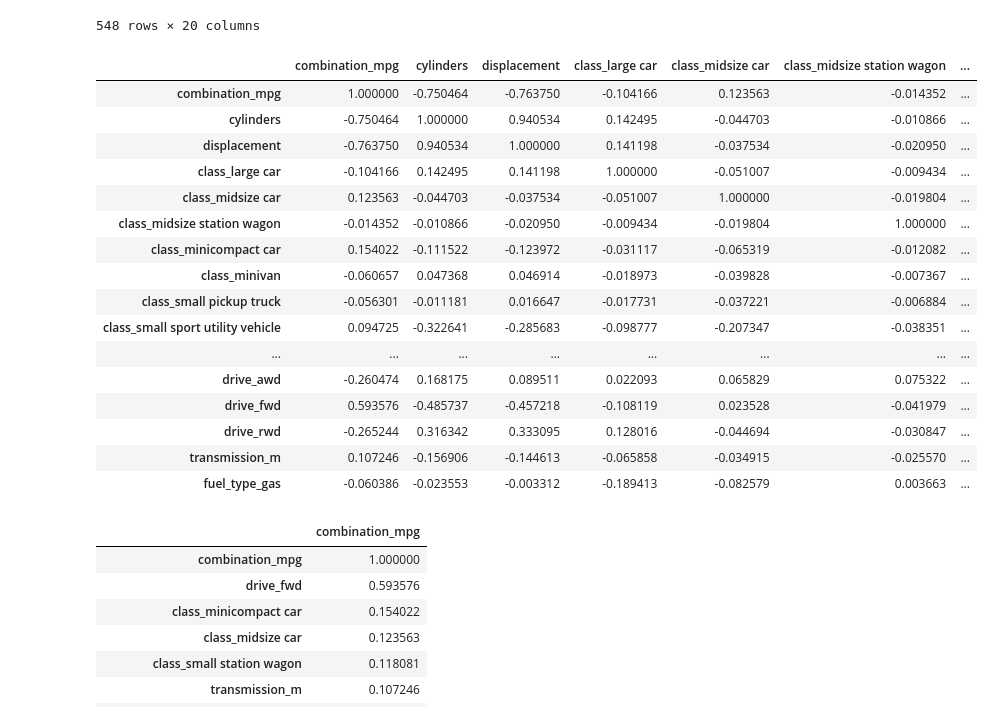
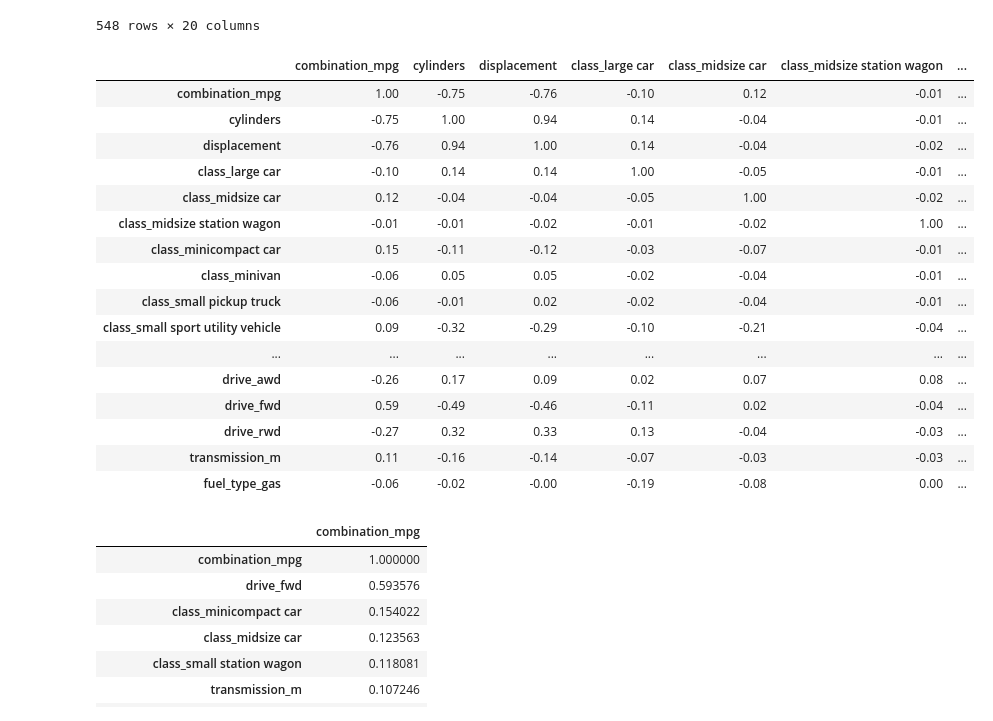
Before and after one commit to anmar36a/Data-Analysis, a Jupyter notebook: Car_Fuel_Efficiency.ipynb, the cells around one changed output. Cells and saved outputs as stored; diff of their text form; code cells hidden in the pictures.

```diff
--- a/Car_Fuel_Efficiency.ipynb
+++ b/Car_Fuel_Efficiency.ipynb
@@ -73,8 +67,8 @@ df.isnull().sum()
 | year | 0 |
 dtype: int64
 # %%
-# Since there are only 2 null variables, I chose to remove those rows
-df = df[~df['cylinders'].isnull()]
+# Null rows removed since there are only 2
+df.drop(df[df['cylinders'].isnull()].index, inplace=True)
 df.isnull().sum()
 # %% [output]
 |  | 0 |
@@ -412,25 +419,25 @@ df_model
 # %%
 # Display correlation matrix
 df_corr = df_model.corr()
-df_corr
+df_corr.style.background_gradient(cmap='coolwarm').format(precision=2)
 # %% [output]
 |  | combination_mpg | cylinders | displacement | class_large car | class_midsize car | class_midsize station wagon | ... |
-| combination_mpg | 1.000000 | -0.750464 | -0.763750 | -0.104166 | 0.123563 | -0.014352 | ... |
-| cylinders | -0.750464 | 1.000000 | 0.940534 | 0.142495 | -0.044703 | -0.010866 | ... |
-| displacement | -0.763750 | 0.940534 | 1.000000 | 0.141198 | -0.037534 | -0.020950 | ... |
-| class_large car | -0.104166 | 0.142495 | 0.141198 | 1.000000 | -0.051007 | -0.009434 | ... |
-| class_midsize car | 0.123563 | -0.044703 | -0.037534 | -0.051007 | 1.000000 | -0.019804 | ... |
-| class_midsize station wagon | -0.014352 | -0.010866 | -0.020950 | -0.009434 | -0.019804 | 1.000000 | ... |
-| class_minicompact car | 0.154022 | -0.111522 | -0.123972 | -0.031117 | -0.065319 | -0.012082 | ... |
-| class_minivan | -0.060657 | 0.047368 | 0.046914 | -0.018973 | -0.039828 | -0.007367 | ... |
-| class_small pickup truck | -0.056301 | -0.011181 | 0.016647 | -0.017731 | -0.037221 | -0.006884 | ... |
-| class_small sport utility vehicle | 0.094725 | -0.322641 | -0.285683 | -0.098777 | -0.207347 | -0.038351 | ... |
+| combination_mpg | 1.00 | -0.75 | -0.76 | -0.10 | 0.12 | -0.01 | ... |
+| cylinders | -0.75 | 1.00 | 0.94 | 0.14 | -0.04 | -0.01 | ... |
+| displacement | -0.76 | 0.94 | 1.00 | 0.14 | -0.04 | -0.02 | ... |
+| class_large car | -0.10 | 0.14 | 0.14 | 1.00 | -0.05 | -0.01 | ... |
+| class_midsize car | 0.12 | -0.04 | -0.04 | -0.05 | 1.00 | -0.02 | ... |
+| class_midsize station wagon | -0.01 | -0.01 | -0.02 | -0.01 | -0.02 | 1.00 | ... |
+| class_minicompact car | 0.15 | -0.11 | -0.12 | -0.03 | -0.07 | -0.01 | ... |
+| class_minivan | -0.06 | 0.05 | 0.05 | -0.02 | -0.04 | -0.01 | ... |
+| class_small pickup truck | -0.06 | -0.01 | 0.02 | -0.02 | -0.04 | -0.01 | ... |
+| class_small sport utility vehicle | 0.09 | -0.32 | -0.29 | -0.10 | -0.21 | -0.04 | ... |
 | ... | ... | ... | ... | ... | ... | ... | ... |
-| drive_awd | -0.260474 | 0.168175 | 0.089511 | 0.022093 | 0.065829 | 0.075322 | ... |
-| drive_fwd | 0.593576 | -0.485737 | -0.457218 | -0.108119 | 0.023528 | -0.041979 | ... |
-| drive_rwd | -0.265244 | 0.316342 | 0.333095 | 0.128016 | -0.044694 | -0.030847 | ... |
-| transmission_m | 0.107246 | -0.156906 | -0.144613 | -0.065858 | -0.034915 | -0.025570 | ... |
-| fuel_type_gas | -0.060386 | -0.023553 | -0.003312 | -0.189413 | -0.082579 | 0.003663 | ... |
+| drive_awd | -0.26 | 0.17 | 0.09 | 0.02 | 0.07 | 0.08 | ... |
+| drive_fwd | 0.59 | -0.49 | -0.46 | -0.11 | 0.02 | -0.04 | ... |
+| drive_rwd | -0.27 | 0.32 | 0.33 | 0.13 | -0.04 | -0.03 | ... |
+| transmission_m | 0.11 | -0.16 | -0.14 | -0.07 | -0.03 | -0.03 | ... |
+| fuel_type_gas | -0.06 | -0.02 | -0.00 | -0.19 | -0.08 | 0.00 | ... |
 # %%
 # Display the variables with the most correlation with combination_mpg
 df_corr['combination_mpg'].sort_values(ascending=False)
```
Also changed, not shown: parts of 13 cells of this notebook.
